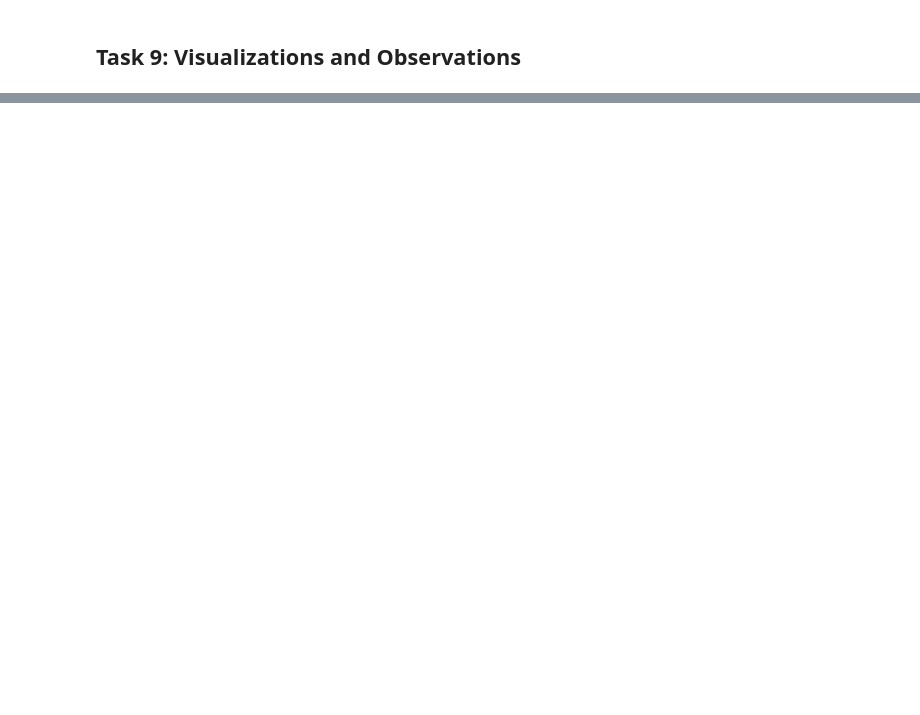
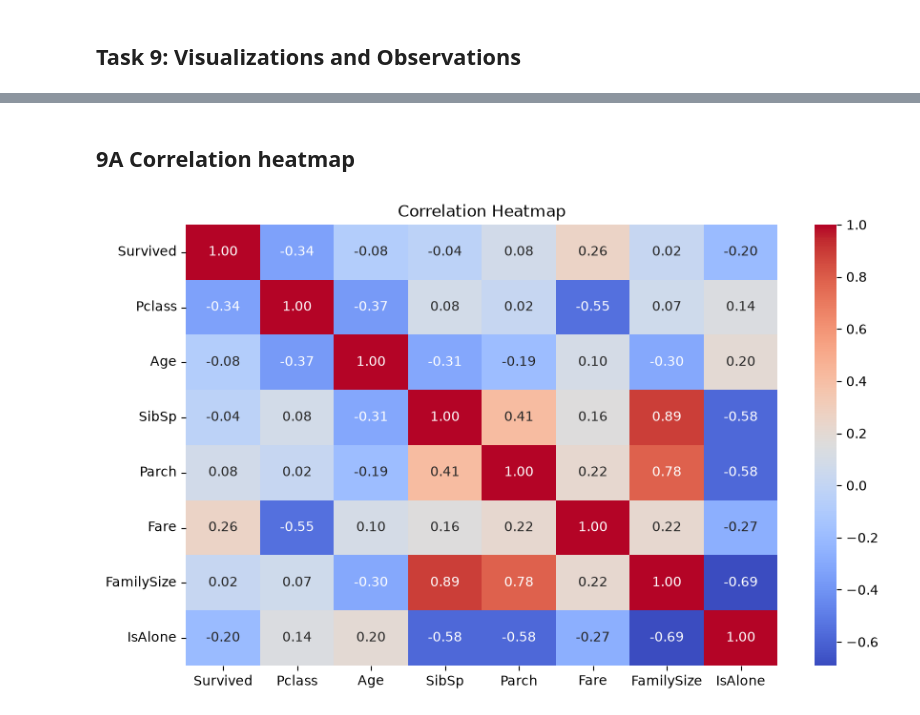
Before and after one commit to 202618064-dau/202618064_DS605, a Jupyter notebook: 202618064_LAB_002/202618064_LAB_002.ipynb, the cells around one changed output, grey strips where cells are left out. Drawn from its saved outputs; the diff is of its cells as text; code cells hidden in the pictures; blank space fills up the shorter version.

```diff
--- a/202618064_LAB_002/202618064_LAB_002.ipynb
+++ b/202618064_LAB_002/202618064_LAB_002.ipynb
@@ -303,0 +732,25 @@ plt.show()
+# %% [markdown]
+## 9A Correlation heatmap
+# %%
+# Select numerical columns for correlation analysis
+numeric_columns = [
+    "Survived",
+    "Pclass",
+    "Age",
+    "SibSp",
+    "Parch",
+    "Fare",
+    "FamilySize",
+    "IsAlone"
+]
+
+corr = df[numeric_columns].corr()
+
+# Display the correlation matrix as a heatmap
+plt.figure(figsize=(10, 6))
+sns.heatmap(corr, annot=True, cmap="coolwarm", fmt=".2f")
+
+plt.title("Correlation Heatmap")
+plt.show()
+# %% [output]
+[figure, added]
```
Also changed, not shown: parts of 27 cells of this notebook, 1 other file.
